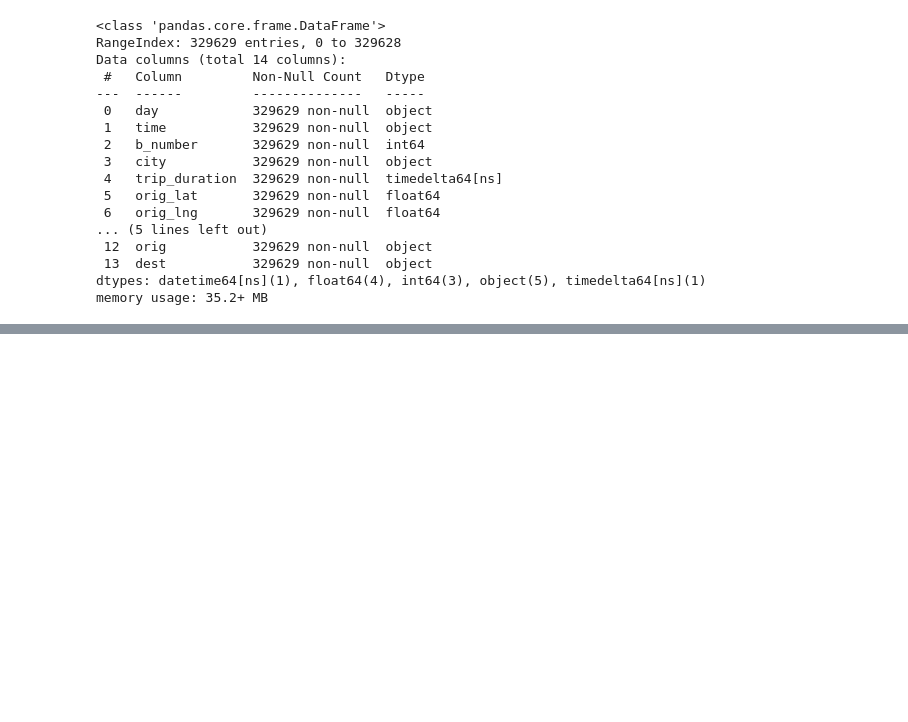
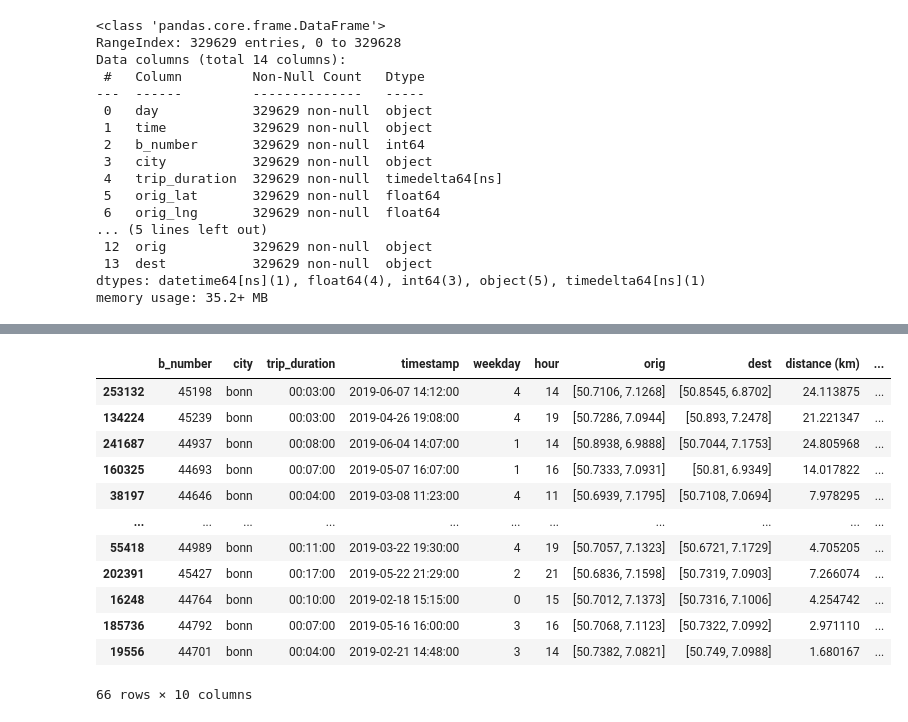
Before and after one commit to Simbonobo/anacondas, a Jupyter notebook: Preprocessing.ipynb, the cells around one changed output, grey strips where cells are left out. Saved outputs shown, nothing was run; the diff lists cells and outputs as text; code cells hidden in the pictures; blank space fills up the shorter version.

```diff
--- a/Preprocessing.ipynb
+++ b/Preprocessing.ipynb
@@ -193,0 +268,18 @@ df_essen[df_essen["trip_duration"]>timedelta(hours=2, minutes=58)]
+# %%
+# Print all trips with a speed of more than 25 km/h
+df_bonn_fast_travel = df_bonn[(df_bonn["km/h"] > 25)]
+df_bonn_fast_travel.sort_values(["km/h"], ascending=False).drop(["day", "time", "orig_lat", "orig_lng", "dest_lat", "dest_lng"], axis=1)
+# %% [output]
+|  | b_number | city | trip_duration | timestamp | weekday | hour | orig | dest | distance (km) | ... |
+| 253132 | 45198 | bonn | 00:03:00 | 2019-06-07 14:12:00 | 4 | 14 | [50.7106, 7.1268] | [50.8545, 6.8702] | 24.113875 | ... |
+| 134224 | 45239 | bonn | 00:03:00 | 2019-04-26 19:08:00 | 4 | 19 | [50.7286, 7.0944] | [50.893, 7.2478] | 21.221347 | ... |
+| 241687 | 44937 | bonn | 00:08:00 | 2019-06-04 14:07:00 | 1 | 14 | [50.8938, 6.9888] | [50.7044, 7.1753] | 24.805968 | ... |
+| 160325 | 44693 | bonn | 00:07:00 | 2019-05-07 16:07:00 | 1 | 16 | [50.7333, 7.0931] | [50.81, 6.9349] | 14.017822 | ... |
+| 38197 | 44646 | bonn | 00:04:00 | 2019-03-08 11:23:00 | 4 | 11 | [50.6939, 7.1795] | [50.7108, 7.0694] | 7.978295 | ... |
+| ... | ... | ... | ... | ... | ... | ... | ... | ... | ... | ... |
+| 55418 | 44989 | bonn | 00:11:00 | 2019-03-22 19:30:00 | 4 | 19 | [50.7057, 7.1323] | [50.6721, 7.1729] | 4.705205 | ... |
+| 202391 | 45427 | bonn | 00:17:00 | 2019-05-22 21:29:00 | 2 | 21 | [50.6836, 7.1598] | [50.7319, 7.0903] | 7.266074 | ... |
+| 16248 | 44764 | bonn | 00:10:00 | 2019-02-18 15:15:00 | 0 | 15 | [50.7012, 7.1373] | [50.7316, 7.1006] | 4.254742 | ... |
+| 185736 | 44792 | bonn | 00:07:00 | 2019-05-16 16:00:00 | 3 | 16 | [50.7068, 7.1123] | [50.7322, 7.0992] | 2.971110 | ... |
+| 19556 | 44701 | bonn | 00:04:00 | 2019-02-21 14:48:00 | 3 | 14 | [50.7382, 7.0821] | [50.749, 7.0988] | 1.680167 | ... |
+66 rows × 10 columns
```
Also changed, not shown: parts of 48 cells of this notebook.
